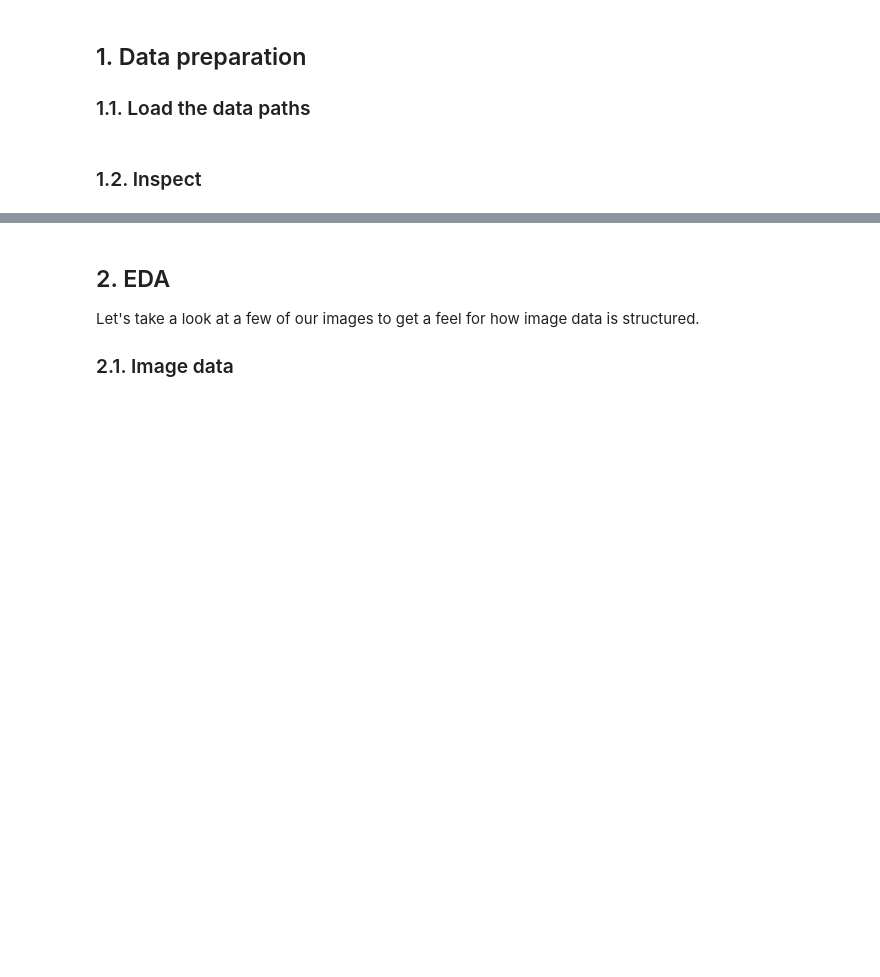
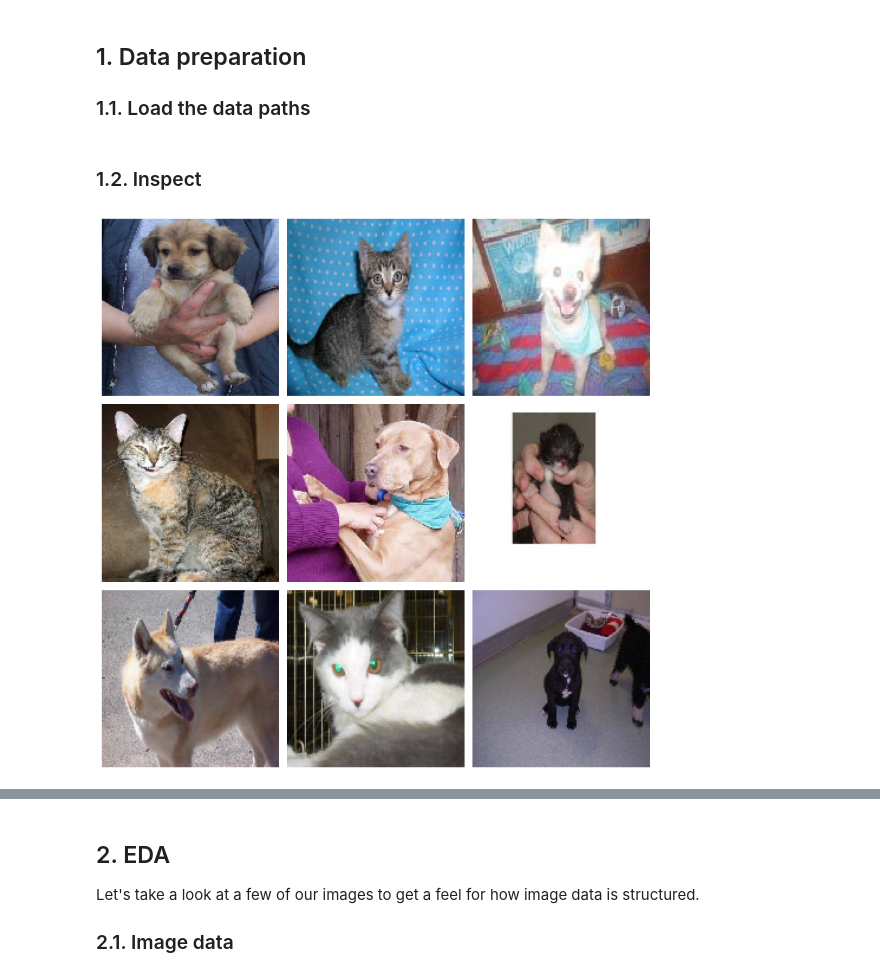
Before and after one commit to drtclem/Image_Class, a Jupyter notebook: src/mvp.ipynb, the cells around one changed output, grey strips where cells are left out. Drawn from its saved outputs; the diff is of its cells as text; code cells hidden in the pictures; blank space fills up the shorter version.

```diff
--- a/src/mvp.ipynb
+++ b/src/mvp.ipynb
@@ -30,23 +36,29 @@ Cat images: 12500
 ### 1.1. Load the data paths
 # %%
 # Set the path to the training data
-training_data_path='../data/processed/train'
+training_data_path='../src/train'
 
 # Get a list of training dog and cat images
-training_dogs=glob.glob(f'{training_data_path}/dog/dog.*')
-training_cats=glob.glob(f'{training_data_path}/cat/cat.*')
+dog_images=glob.glob(f'{training_data_path}/dog_images/dog.*')
+cat_images=glob.glob(f'{training_data_path}/cat_images/cat.*')
 # %% [markdown]
 ### 1.2. Inspect
-# %%
-fig, axs = plt.subplots(3,2,figsize=(6, 4))
-
-for cat, dog, row in zip(training_cats, training_dogs, axs):
-    for animal, ax in zip([cat, dog], row):
-        animal=image.load_img(animal)
-        animal=image.img_to_array(animal)
-        animal/=255.0
-        ax.imshow(animal)
-        ax.axis('off')
-
-plt.tight_layout()
-plt.show()
+# %%
+import matplotlib.pyplot as plt
+from tensorflow.keras.preprocessing import image
+
+# assuming dog_images and cat_images are lists of image file paths
+plt.figure(figsize=(10, 10))
+for i in range(9):
+    plt.subplot(3, 3, i + 1)
+    if i % 2 == 0:
+        img_path = dog_images[i // 2]  # 0, 1, 2... up to len(dog_images)
+    else:
+        img_path = cat_images[i // 2]  # same index logic for cats
+    img = image.load_img(img_path, target_size=(150, 150))
+    plt.imshow(img)
+    plt.axis('off')
+plt.tight_layout()
+plt.show()
+# %% [output]
+[figure, added]
```
Also changed, not shown: parts of 27 cells of this notebook, 1 other file.
